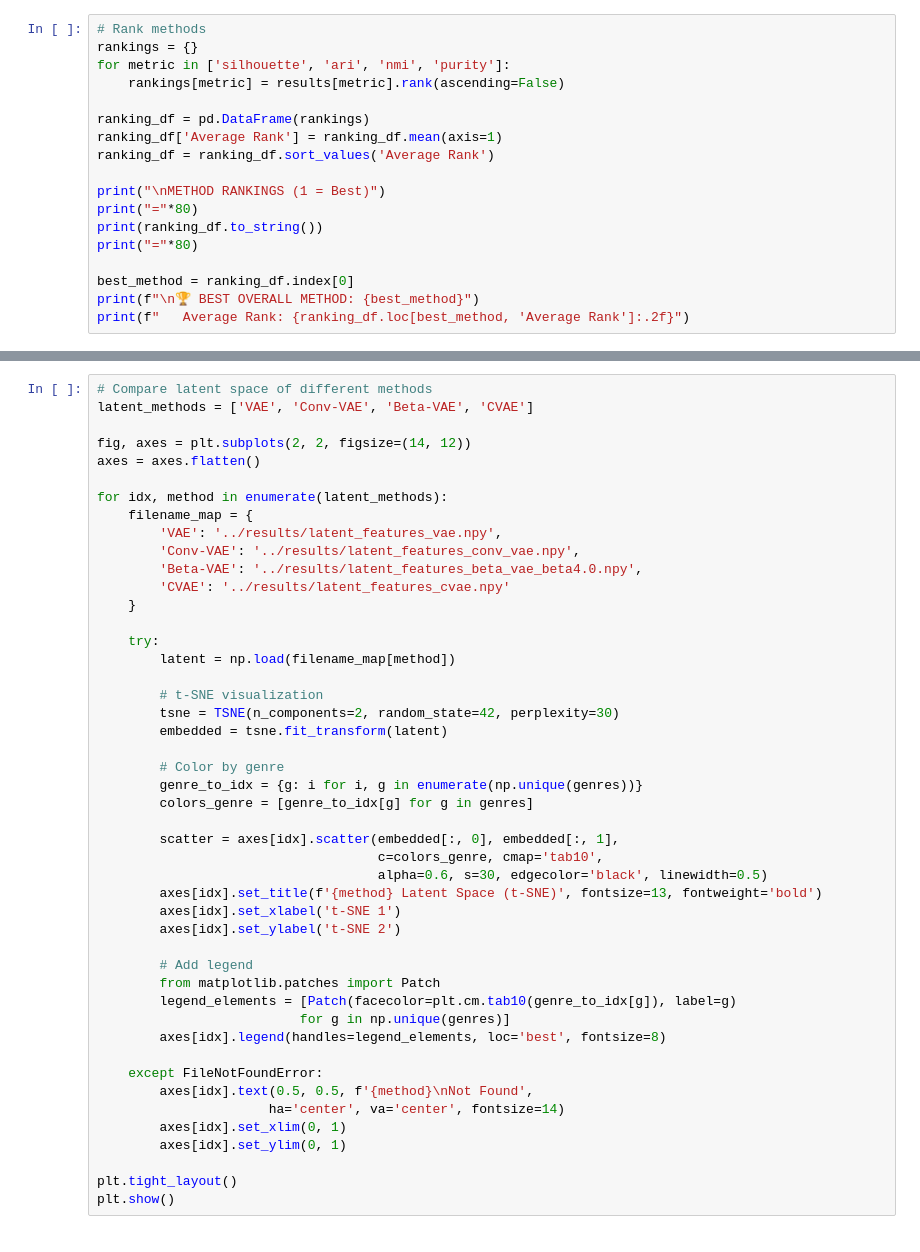
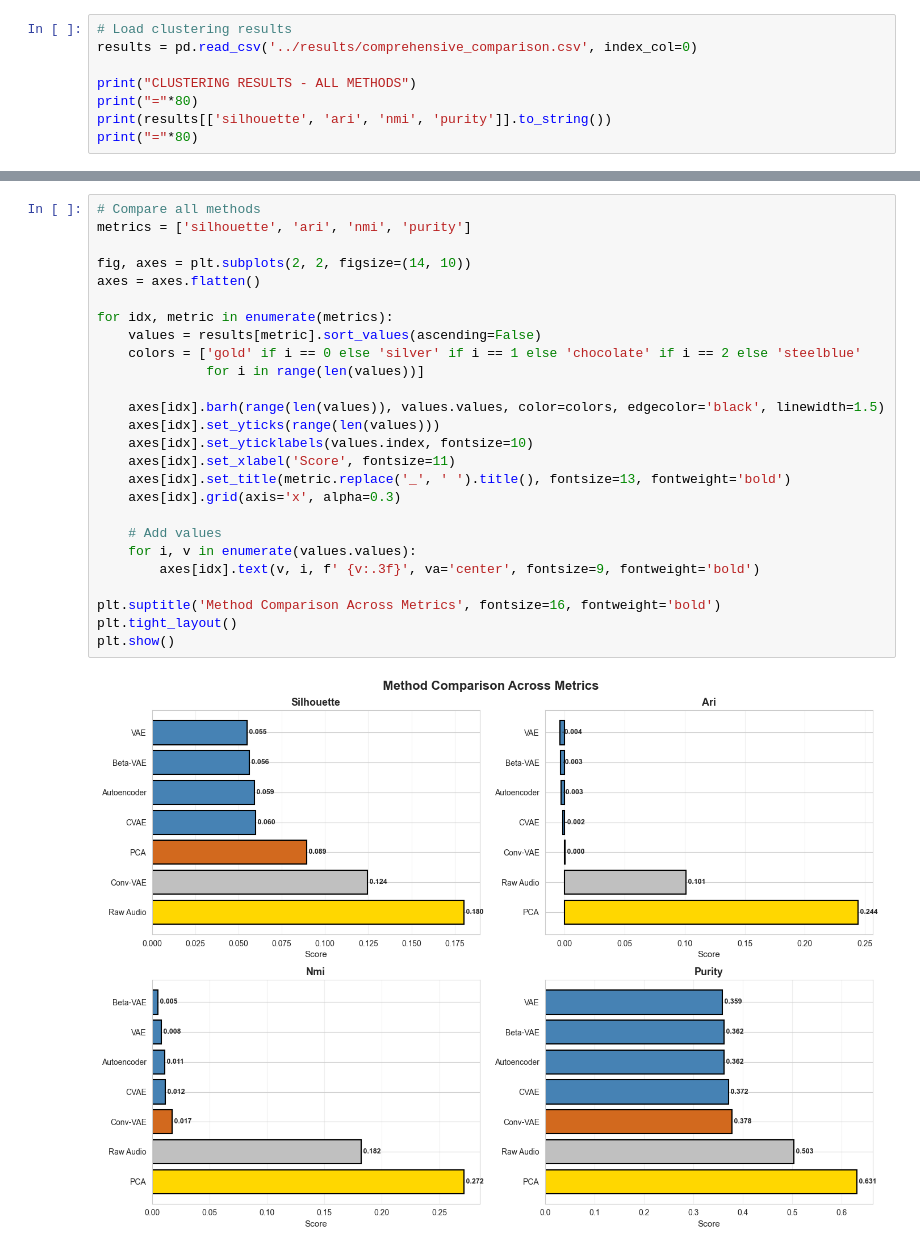
Before and after one commit to Alif416/CSE425, a Jupyter notebook: notebooks/exploratory_analysis.ipynb, the cells around one changed output, grey strips where cells are left out. Cells and saved outputs as stored; diff of their text form.

```diff
--- a/notebooks/exploratory_analysis.ipynb
+++ b/notebooks/exploratory_analysis.ipynb
@@ -84,18 +109,8 @@ plt.show()
 # %%
-# Rank methods
-rankings = {}
-for metric in ['silhouette', 'ari', 'nmi', 'purity']:
-    rankings[metric] = results[metric].rank(ascending=False)
+# Load clustering results
+results = pd.read_csv('../results/comprehensive_comparison.csv', index_col=0)
 
-ranking_df = pd.DataFrame(rankings)
-ranking_df['Average Rank'] = ranking_df.mean(axis=1)
-ranking_df = ranking_df.sort_values('Average Rank')
-
-print("\nMETHOD RANKINGS (1 = Best)")
+print("CLUSTERING RESULTS - ALL METHODS")
 print("="*80)
-print(ranking_df.to_string())
+print(results[['silhouette', 'ari', 'nmi', 'purity']].to_string())
 print("="*80)
-
-best_method = ranking_df.index[0]
-print(f"\n🏆 BEST OVERALL METHOD: {best_method}")
-print(f"   Average Rank: {ranking_df.loc[best_method, 'Average Rank']:.2f}")
@@ -102,48 +129,29 @@ print(f"   Average Rank: {ranking_df.loc[best_method, 'Average Rank']:.2f}")
 # %%
-# Compare latent space of different methods
-latent_methods = ['VAE', 'Conv-VAE', 'Beta-VAE', 'CVAE']
+# Compare all methods
+metrics = ['silhouette', 'ari', 'nmi', 'purity']
 
-fig, axes = plt.subplots(2, 2, figsize=(14, 12))
+fig, axes = plt.subplots(2, 2, figsize=(14, 10))
 axes = axes.flatten()
 
-for idx, method in enumerate(latent_methods):
-    filename_map = {
-        'VAE': '../results/latent_features_vae.npy',
-        'Conv-VAE': '../results/latent_features_conv_vae.npy',
-        'Beta-VAE': '../results/latent_features_beta_vae_beta4.0.npy',
-        'CVAE': '../results/latent_features_cvae.npy'
-    }
+for idx, metric in enumerate(metrics):
+    values = results[metric].sort_values(ascending=False)
+    colors = ['gold' if i == 0 else 'silver' if i == 1 else 'chocolate' if i == 2 else 'steelblue'
+              for i in range(len(values))]
 
-    try:
-        latent = np.load(filename_map[method])
+    axes[idx].barh(range(len(values)), values.values, color=colors, edgecolor='black', linewidth=1.5)
+    axes[idx].set_yticks(range(len(values)))
+    axes[idx].set_yticklabels(values.index, fontsize=10)
+    axes[idx].set_xlabel('Score', fontsize=11)
+    axes[idx].set_title(metric.replace('_', ' ').title(), fontsize=13, fontweight='bold')
+    axes[idx].grid(axis='x', alpha=0.3)
 
-        # t-SNE visualization
-        tsne = TSNE(n_components=2, random_state=42, perplexity=30)
-        embedded = tsne.fit_transform(latent)
+    # Add values
+    for i, v in enumerate(values.values):
+        axes[idx].text(v, i, f' {v:.3f}', va='center', fontsize=9, fontweight='bold')
 
-        # Color by genre
-        genre_to_idx = {g: i for i, g in enumerate(np.unique(genres))}
-        colors_genre = [genre_to_idx[g] for g in genres]
-
-        scatter = axes[idx].scatter(embedded[:, 0], embedded[:, 1],
-                                    c=colors_genre, cmap='tab10',
-                                    alpha=0.6, s=30, edgecolor='black', linewidth=0.5)
-        axes[idx].set_title(f'{method} Latent Space (t-SNE)', fontsize=13, fontweight='bold')
-        axes[idx].set_xlabel('t-SNE 1')
-        axes[idx].set_ylabel('t-SNE 2')
-
-        # Add legend
-        from matplotlib.patches import Patch
-        legend_elements = [Patch(facecolor=plt.cm.tab10(genre_to_idx[g]), label=g)
-                          for g in np.unique(genres)]
-        axes[idx].legend(handles=legend_elements, loc='best', fontsize=8)
-
-    except FileNotFoundError:
-        axes[idx].text(0.5, 0.5, f'{method}\nNot Found',
-                      ha='center', va='center', fontsize=14)
-        axes[idx].set_xlim(0, 1)
-        axes[idx].set_ylim(0, 1)
-
+plt.suptitle('Method Comparison Across Metrics', fontsize=16, fontweight='bold')
 plt.tight_layout()
 plt.show()
+# %% [output]
+[figure, added]
 # %%
```
Also changed, not shown: parts of 8 cells of this notebook.
